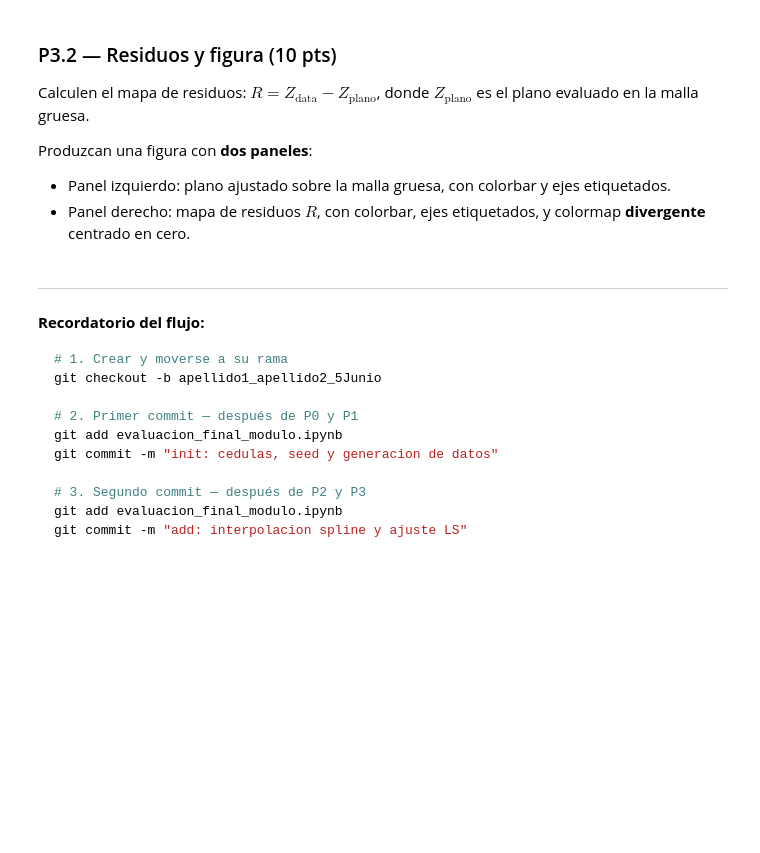
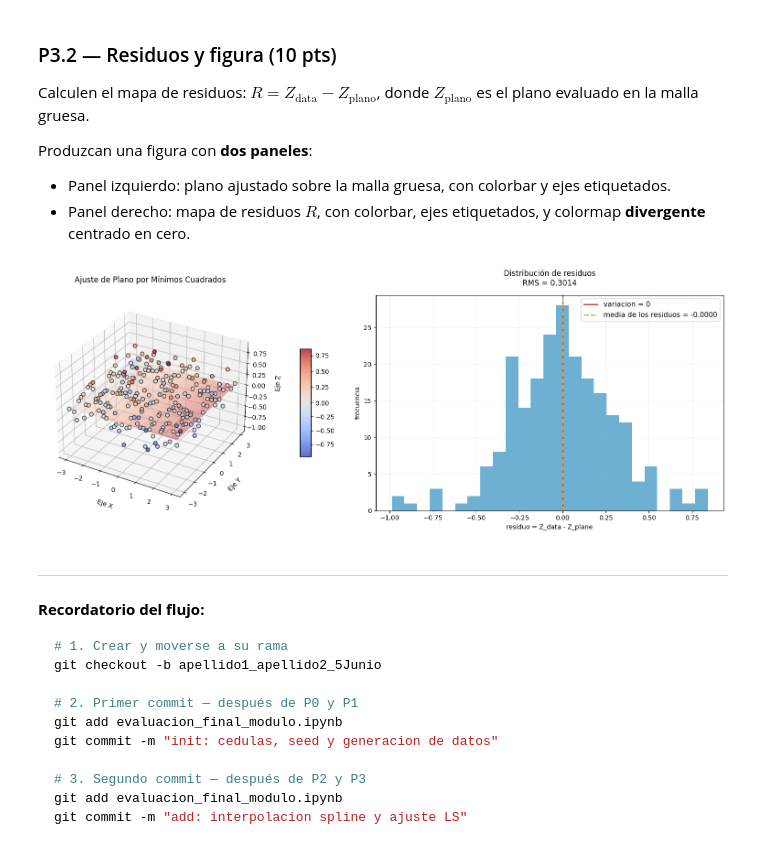
Before and after one commit to manubastidas/programacionCientifica, a Jupyter notebook: Evaluacion/Carvajal_Ramirez_evaluacion1.ipynb, the cells around one changed output. Drawn from its saved outputs; the diff is of its cells as text; code cells hidden in the pictures; blank space fills up the shorter version.

```diff
--- a/Evaluacion/Carvajal_Ramirez_evaluacion1.ipynb
+++ b/Evaluacion/Carvajal_Ramirez_evaluacion1.ipynb
@@ -185,3 +228,9 @@ Ajusten un **plano** $z = c_0 + c_1 x + c_2 y$ a los 225 puntos de la malla usan
 Construyan la matriz $A$, resuelvan el sistema normal con `np.linalg.lstsq`, e impriman los coeficientes $c_0, c_1, c_2$ con 4 decimales.
 # %%
 # TODO P3.1: construcción de A y ajuste por mínimos cuadrados
+A = np.column_stack([np.ones(n*n), X_raw.flatten(), Y_raw.flatten()])
+c,residuos,_,_ = np.linalg.lstsq(A, Z_data.flatten(), rcond=None) # Added rcond=None to suppress future warnings
+
+text = ['c0', 'c1', 'c2']
+for i in range(3):
+    print(f"Coeficiente {text[i]}: {c[i]:.4f}")
@@ -194,7 +247,66 @@ Produzcan una figura con **dos paneles**:
 - Panel izquierdo: plano ajustado sobre la malla gruesa, con colorbar y ejes etiquetados.
 - Panel derecho: mapa de residuos $R$, con colorbar, ejes etiquetados, y colormap **divergente** centrado en cero.
 # %%
-# TODO P3.2: plano ajustado y mapa de residuos
+import numpy as np
+import matplotlib.pyplot as plt
+import matplotlib.colors as mcolors
+
+# 1. Calcular predicciones del plano y residuos individuales
+Z_predicted_flat = A @ c
+Z_plane = Z_predicted_flat.reshape(n, n)
+individual_residuals = Z_data.flatten() - Z_predicted_flat
+
+# Calcular métricas para el histograma
+rms = np.sqrt(np.mean(individual_residuals**2))
+mean_res = individual_residuals.mean()
+
+# 2. Configurar la normalización bicromática (coolwarm) centrada en cero para el panel 3D
+norm_scatter = mcolors.TwoSlopeNorm(vcenter=0.0, vmin=Z_data.min(), vmax=Z_data.max())
+norm_surface = mcolors.TwoSlopeNorm(vcenter=0.0, vmin=Z_plane.min(), vmax=Z_plane.max())
+
+# --- Crear la Figura de subplots ---
+fig = plt.figure(figsize=(16, 6))
+
+# --- Panel 1 (Izquierdo): Datos 3D + Plano de Mínimos Cuadrados ---
+ax1 = fig.add_subplot(1, 2, 1, projection='3d')
+
+# Scatter con el mapa 'coolwarm' normalizado en 0
+sc = ax1.scatter(X_raw, Y_raw, Z_data, c=Z_data.flatten(), cmap='coolwarm', norm=norm_scatter, s=35, edgecolor='k', alpha=0.8)
+# Superficie del plano ajustado
+surf = ax1.plot_surface(X_raw, Y_raw, Z_plane, cmap='coolwarm', norm=norm_surface, alpha=0.4, edgecolor='none')
+
+ax1.set_title('Ajuste de Plano por Mínimos Cuadrados', pad=20)
+ax1.set_xlabel('Eje X', labelpad=10)
+ax1.set_ylabel('Eje Y', labelpad=10)
+ax1.set_zlabel('Eje Z', labelpad=10)
+
+# Colorbar para el panel 3D
+fig.colorbar(sc, ax=ax1, shrink=0.5, aspect=10, pad=0.12)
+
+
+# --- Panel 2 (Derecho): Histograma de Distribución de Residuos ---
+ax2 = fig.add_subplot(1, 2, 2)
+
+# Histograma con los estilos visuales de tu notebook
+ax2.hist(individual_residuals, bins=25, color='#4A9CC7', alpha=0.8, edgecolor='none')
+
+# Línea vertical en residuo = 0
+ax2.axvline(0, color='#C0392B', lw=2, label='variacion = 0')
+
+# Línea vertical en el promedio de los residuos
+ax2.axvline(mean_res, color='#D4A843', lw=2, ls='--', label=f'media de los residuos = {mean_res:.4f}')
+
+# Etiquetas y títulos adaptados
+ax2.set_title(f'Distribución de residuos\nRMS = {rms:.4f}', pad=15)
+ax2.set_xlabel('residuo = Z_data - Z_plane')
+ax2.set_ylabel('frecuencia')
+ax2.legend(fontsize=11, loc='upper right')
+ax2.grid(True, alpha=0.2)
+
+plt.tight_layout()
+plt.show()
+# %% [output]
+[figure, added]
 # %% [markdown]
 ---
 **Recordatorio del flujo:**
```
Also changed, not shown: parts of 6 cells of this notebook.
